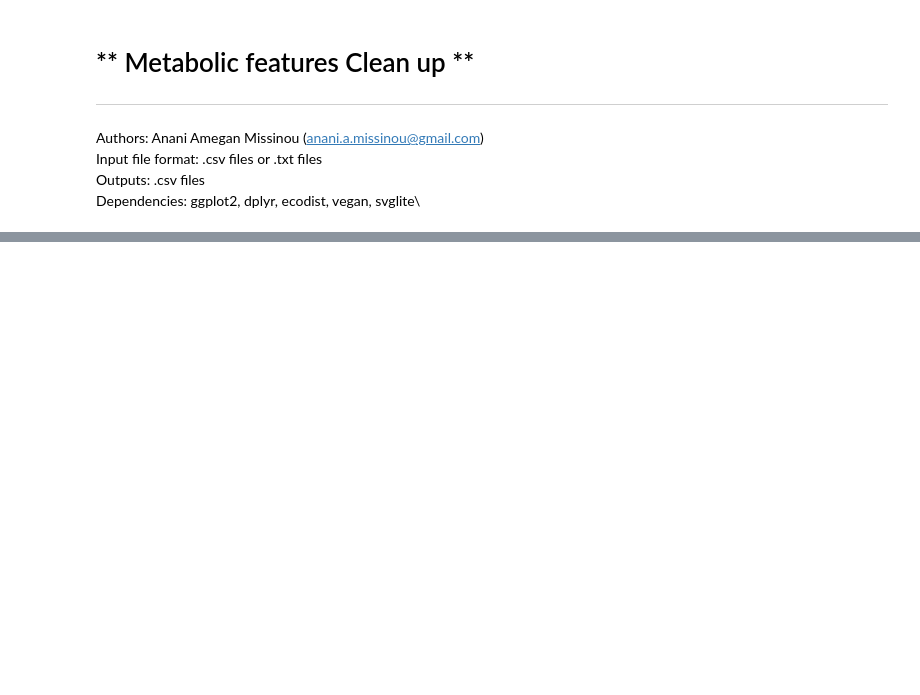
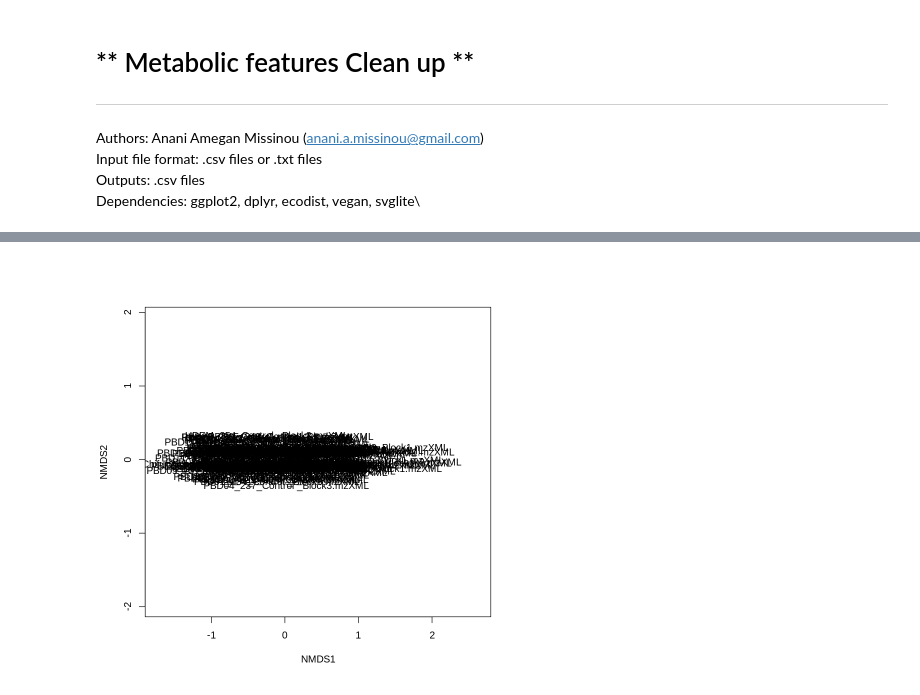
Before and after one commit to 2AMissinou/Metabolomics-Filtering, a Jupyter notebook: Metabolic_Features_Filtering_PCoA.ipynb, the cells around one changed output, grey strips where cells are left out. Drawn from its saved outputs; the diff is of its cells as text; code cells hidden in the pictures; blank space fills up the shorter version.

```diff
--- a/Metabolic_Features_Filtering_PCoA.ipynb
+++ b/Metabolic_Features_Filtering_PCoA.ipynb
@@ -636,0 +76,2 @@ A data.frame: 6 × 138
+# %%
+input_data <- t(ft)
@@ -636,0 +91,10 @@ A data.frame: 6 × 138
+# %%
+varespec = input_data
+# %%
+# With this command, you`ll perform a NMDS and plot the results
+varespec %>%
+  metaMDS(trace = F) %>%
+  ordiplot(type = "none") %>%
+  text("sites")
+# %% [output]
+[figure, added]
```
Also changed, not shown: parts of 94 cells of this notebook.
